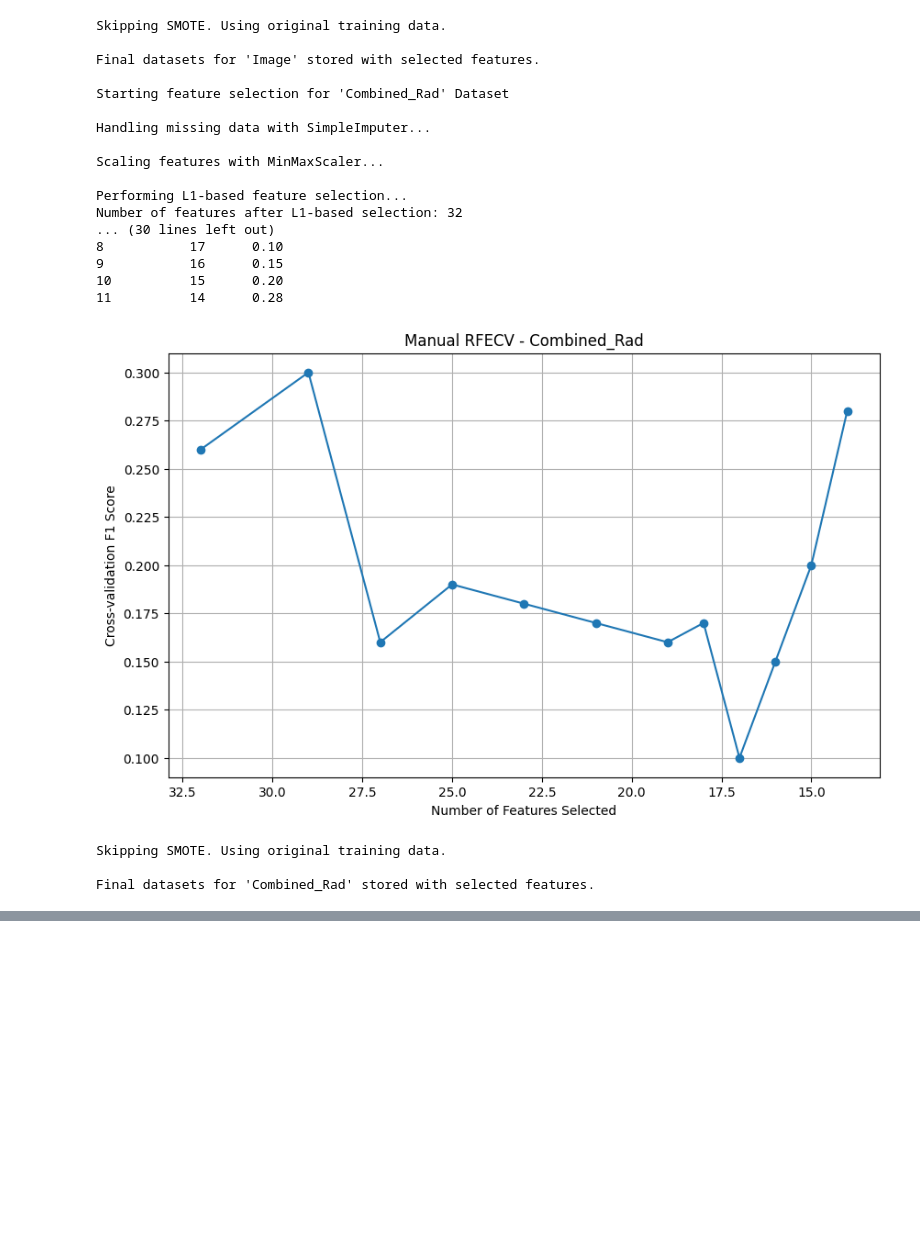
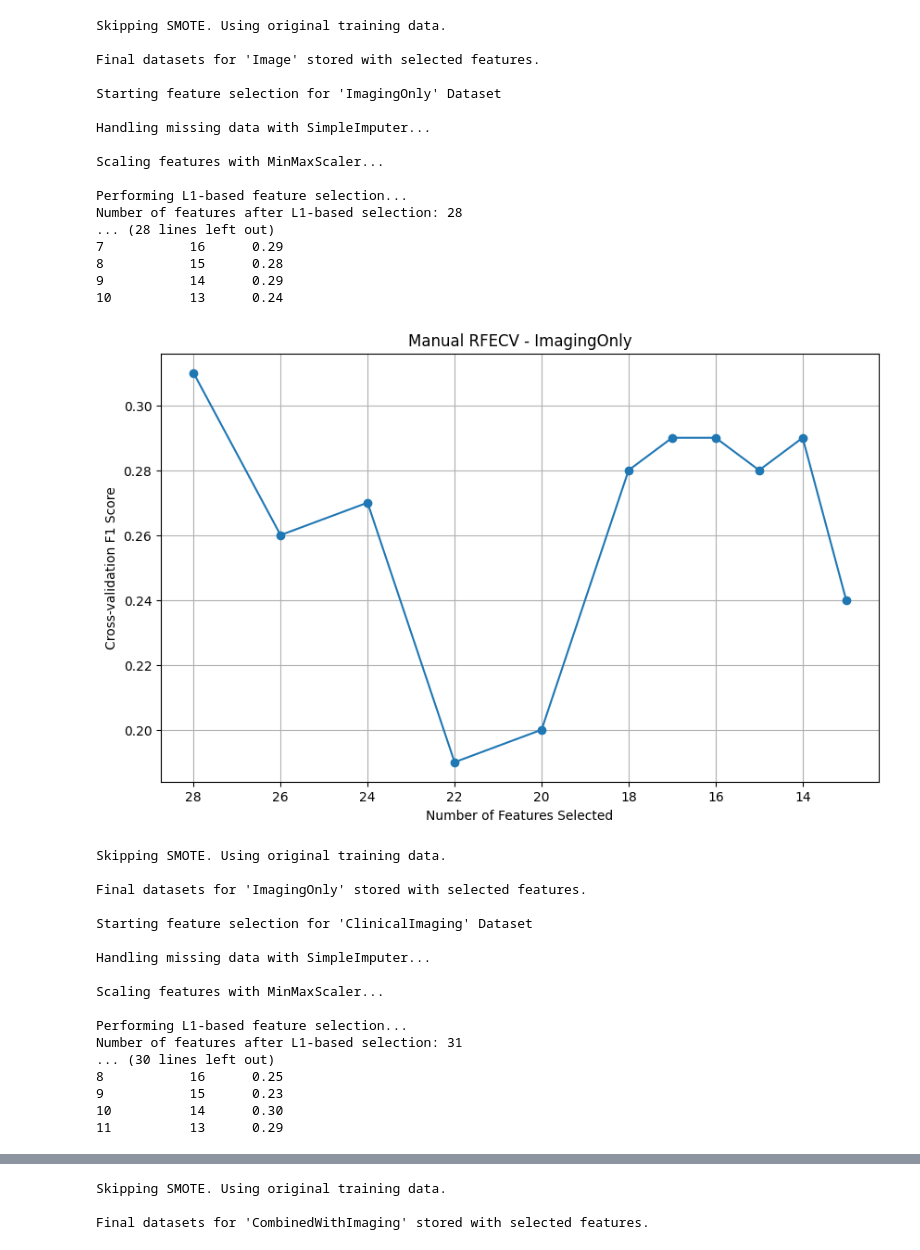
Before and after one commit to MeevEnayet/sparkMLproject, a Jupyter notebook: modelTraining_Oct11.ipynb, the cells around one changed output, grey strips where cells are left out. Cells and saved outputs as stored; diff of their text form; code cells hidden in the pictures; blank space fills up the shorter version.

Commit message:
added radiomics dataset, Oct11 is the best yet

```diff
--- a/modelTraining_Oct11.ipynb
+++ b/modelTraining_Oct11.ipynb
@@ -327,7 +265,7 @@ def load_and_preprocess_data(clinical_data_path, features_path, imaging_features
     return datasets
 # %%
 # Load and preprocess the data
-data_variations = load_and_preprocess_data(clinical_data_path, features_path, imaging_features_path)
+data_variations = load_and_preprocess_data(clinical_data_path, features_path)
 # %% [output]
 Loading clinical data...
 Clinical data loaded and processed.
@@ -594,6 +639,9 @@ selected_features_dict = {}
 
 apply_smote = False  # Set to False if you want to skip SMOTE
 apply_mannwhitney = True  # Set to False if you want to skip Mann-Whitney U Test
+
+datasets_to_skip_mannwhitney = ['Clinical', 'ImagingOnly', 'ClinicalImaging', 'CombinedWithImaging']
+
 
 for dataset_name in data_variations.keys():
 
@@ -633,18 +681,15 @@ for dataset_name in data_variations.keys():
     X_train_l1 = pd.DataFrame(X_train_l1, columns=X_train_scaled.columns[l1_selector.get_support()])
     print(f"Number of features after L1-based selection: {X_train_l1.shape[1]}")
     # Mann-Whitney U Test Feature Selection
-    if apply_mannwhitney:
-        if dataset_name == 'Clinical' or dataset_name == 'Combined_Rad':
-            print("\nSkipping Mann-Whitney U Test for Clinical dataset. Using L1-selected features.")
-            X_train_mwu = X_train_l1
-        else:
-            print("\nPerforming Mann-Whitney U Test feature selection with Bonferroni correction and parallelization...")
-            mannwhitney_selector = MannWhitneyUTestFeatureSelector(alpha=0.05, bonferroni=True, n_jobs=-1)
-            mannwhitney_selector.fit(X_train_l1, y_train_full)
-            X_train_mwu = mannwhitney_selector.transform(X_train_l1)
-            print(f"Number of features after Mann-Whitney U Test: {X_train_mwu.shape[1]}")
+    # Replace the Mann-Whitney U Test conditional block with the following
+    if apply_mannwhitney and dataset_name not in datasets_to_skip_mannwhitney:
+        print("\nPerforming Mann-Whitney U Test feature selection with Bonferroni correction and parallelization...")
+        mannwhitney_selector = MannWhitneyUTestFeatureSelector(alpha=0.05, bonferroni=True, n_jobs=-1)
+        mannwhitney_selector.fit(X_train_l1, y_train_full)
+        X_train_mwu = mannwhitney_selector.transform(X_train_l1)
+        print(f"Number of features after Mann-Whitney U Test: {X_train_mwu.shape[1]}")
     else:
-        print("\nSkipping Mann-Whitney U Test. Using L1-selected features.")
+        print(f"\nSkipping Mann-Whitney U Test for '{dataset_name}' dataset. Using L1-selected features.")
         X_train_mwu = X_train_l1
     # Manually perform RFECV using a Random Forest Classifier
     print("\nPerforming Recursive Feature Elimination with Cross-Validation (RFECV)...")
@@ -703,6 +748,8 @@ for dataset_name in data_variations.keys():
         'patient_ids_train': patient_ids_train.reset_index(drop=True),
         'patient_ids_test': patient_ids_test.reset_index(drop=True)
     }
+
+    selected_features_dict[dataset_name] = best_features
     print(f"\nFinal datasets for '{dataset_name}' stored with selected features.")
 # %% [output]
 Starting feature selection for 'Combined' Dataset
@@ -742,41 +789,55 @@ Number of features after L1-based selection: 16
 10           6      0.36
 [figure]
 Skipping SMOTE. Using original training data.
 
 Final datasets for 'Clinical' stored with selected features.
 
 Starting feature selection for 'Image' Dataset
 
 Handling missing data with SimpleImputer...
 
 Scaling features with MinMaxScaler...
 
 Performing L1-based feature selection...
 Number of features after L1-based selection: 100
 ... (56 lines left out)
 21           9      0.22
 22           8      0.23
 23           7      0.27
 24           6      0.24
 [figure]
 Skipping SMOTE. Using original training data.
 
 Final datasets for 'Image' stored with selected features.
 
-Starting feature selection for 'Combined_Rad' Dataset
+Starting feature selection for 'ImagingOnly' Dataset
 
 Handling missing data with SimpleImputer...
 
 Scaling features with MinMaxScaler...
 
 Performing L1-based feature selection...
-Number of features after L1-based selection: 32
-... (30 lines left out)
-8           17      0.10
-9           16      0.15
-10          15      0.20
-11          14      0.28
+Number of features after L1-based selection: 28
+... (28 lines left out)
+7           16      0.29
+8           15      0.28
+9           14      0.29
+10          13      0.24
-[figure, old version]
+[figure, new version]
 Skipping SMOTE. Using original training data.
 
-Final datasets for 'Combined_Rad' stored with selected features.
+Final datasets for 'ImagingOnly' stored with selected features.
+
+Starting feature selection for 'ClinicalImaging' Dataset
+
+Handling missing data with SimpleImputer...
+
+Scaling features with MinMaxScaler...
+
+Performing L1-based feature selection...
+Number of features after L1-based selection: 31
+... (30 lines left out)
+8           16      0.25
+9           15      0.23
+10          14      0.30
+11          13      0.29
@@ -782,0 +863,3 @@ Final datasets for 'Combined_Rad' stored with selected features.
+Skipping SMOTE. Using original training data.
+
+Final datasets for 'CombinedWithImaging' stored with selected features.
```
Also changed, not shown: parts of 25 cells of this notebook.
